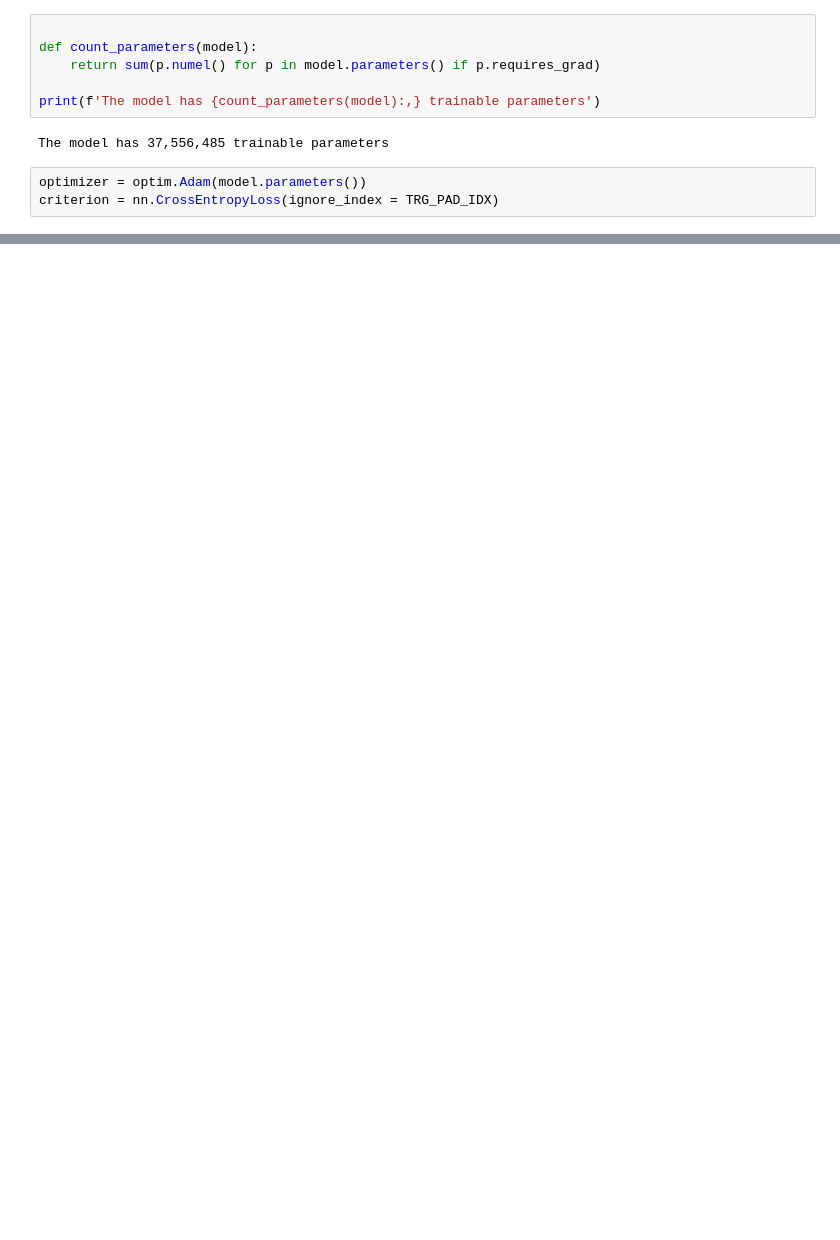
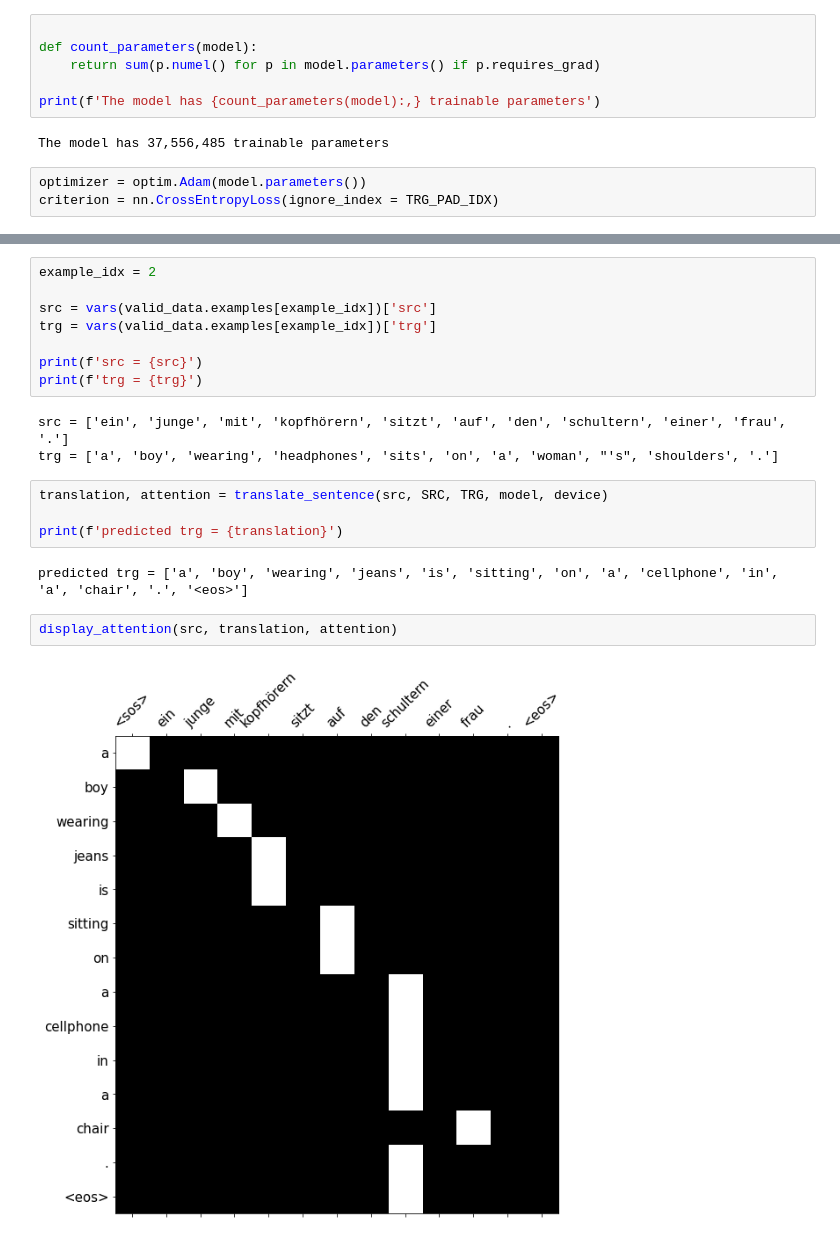
Before and after one commit to rishubhkhurana/nlp, a Jupyter notebook: cnn/Seq2SeqCNNAttn.ipynb, the cells around one changed output, grey strips where cells are left out. Cells and saved outputs as stored; diff of their text form; blank space fills up the shorter version.

```diff
--- a/cnn/Seq2SeqCNNAttn.ipynb
+++ b/cnn/Seq2SeqCNNAttn.ipynb
@@ -443,0 +546,21 @@ for epoch in range(N_EPOCHS):
+# %%
+example_idx = 2
+
+src = vars(valid_data.examples[example_idx])['src']
+trg = vars(valid_data.examples[example_idx])['trg']
+
+print(f'src = {src}')
+print(f'trg = {trg}')
+# %% [output]
+src = ['ein', 'junge', 'mit', 'kopfhörern', 'sitzt', 'auf', 'den', 'schultern', 'einer', 'frau', '.']
+trg = ['a', 'boy', 'wearing', 'headphones', 'sits', 'on', 'a', 'woman', "'s", 'shoulders', '.']
+# %%
+translation, attention = translate_sentence(src, SRC, TRG, model, device)
+
+print(f'predicted trg = {translation}')
+# %% [output]
+predicted trg = ['a', 'boy', 'wearing', 'jeans', 'is', 'sitting', 'on', 'a', 'cellphone', 'in', 'a', 'chair', '.', '<eos>']
+# %%
+display_attention(src, translation, attention)
+# %% [output]
+[figure, added]
```
Also changed, not shown: parts of 18 cells of this notebook.
